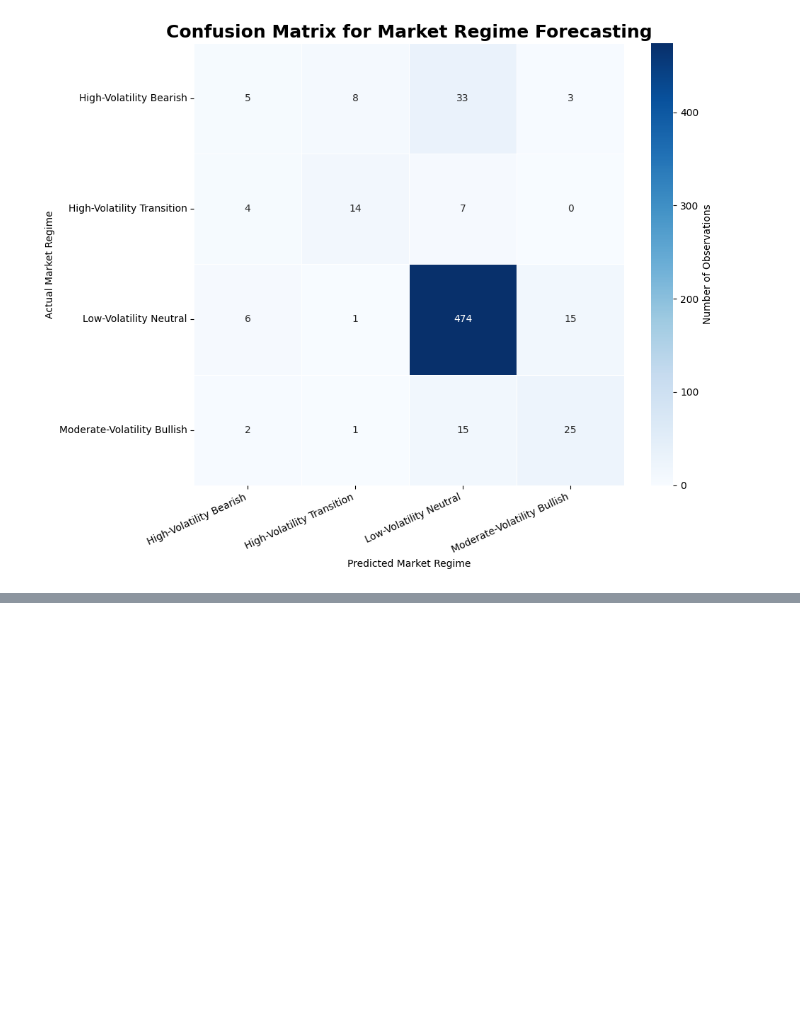
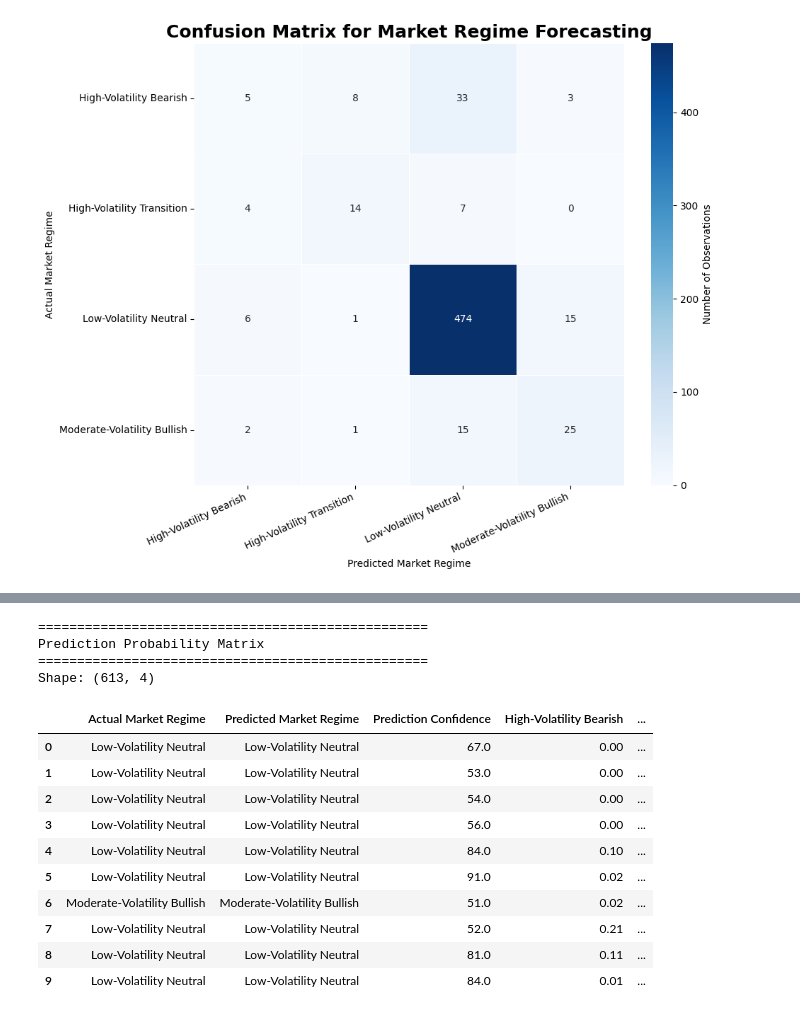
Before and after one commit to GaelRendon/Financial-market-regime-detetcion-system, a Jupyter notebook: notebooks/07_market_regime_forecastng.ipynb, the cells around one changed output, grey strips where cells are left out. Drawn from its saved outputs; the diff is of its cells as text; code cells hidden in the pictures; blank space fills up the shorter version.

```diff
--- a/notebooks/07_market_regime_forecastng.ipynb
+++ b/notebooks/07_market_regime_forecastng.ipynb
@@ -492,0 +515,63 @@ plt.show()
+# %%
+# ============================================
+# Compute Prediction Probabilities
+# ============================================
+
+# Estimate the probability of eahc market regime for every observation in the testing dataset
+y_prob = random_forest_model.predict_proba(x_test)
+
+# Display probability matrix dimensios
+print("=" * 50)
+print("Prediction Probability Matrix")
+print("=" * 50)
+print(f"Shape: {y_prob.shape}")
+# %% [output]
+==================================================
+Prediction Probability Matrix
+==================================================
+Shape: (613, 4)
+# %%
+# ============================================
+# Prediction Probability Summary
+# ============================================
+
+# Maximum confidence assigned to each prediction
+prediction_confidence = y_prob.max(axis=1)
+
+# Create probability table
+probability_df = pd.DataFrame(
+    y_prob,
+    columns=class_name
+)
+
+# Summary table
+prediction_summary = pd.DataFrame({
+    "Actual Market Regime": regime_encoder.inverse_transform(y_test),
+    "Predicted Market Regime": regime_encoder.inverse_transform(y_pred),
+    "Prediction Confidence": prediction_confidence
+})
+
+# Combine probabilities with prediction summary
+prediction_summary = pd.concat(
+    [prediction_summary, probability_df],
+    axis=1
+)
+
+# Format confidence as percentage
+prediction_summary["Prediction Confidence"] = (
+    prediction_summary["Prediction Confidence"] * 100
+).round(2)
+
+prediction_summary.head(10)
+# %% [output]
+|  | Actual Market Regime | Predicted Market Regime | Prediction Confidence | High-Volatility Bearish | ... |
+| 0 | Low-Volatility Neutral | Low-Volatility Neutral | 67.0 | 0.00 | ... |
+| 1 | Low-Volatility Neutral | Low-Volatility Neutral | 53.0 | 0.00 | ... |
+| 2 | Low-Volatility Neutral | Low-Volatility Neutral | 54.0 | 0.00 | ... |
+| 3 | Low-Volatility Neutral | Low-Volatility Neutral | 56.0 | 0.00 | ... |
+| 4 | Low-Volatility Neutral | Low-Volatility Neutral | 84.0 | 0.10 | ... |
+| 5 | Low-Volatility Neutral | Low-Volatility Neutral | 91.0 | 0.02 | ... |
+| 6 | Moderate-Volatility Bullish | Moderate-Volatility Bullish | 51.0 | 0.02 | ... |
+| 7 | Low-Volatility Neutral | Low-Volatility Neutral | 52.0 | 0.21 | ... |
+| 8 | Low-Volatility Neutral | Low-Volatility Neutral | 81.0 | 0.11 | ... |
+| 9 | Low-Volatility Neutral | Low-Volatility Neutral | 84.0 | 0.01 | ... |
```
Also changed, not shown: parts of 2 cells of this notebook.
